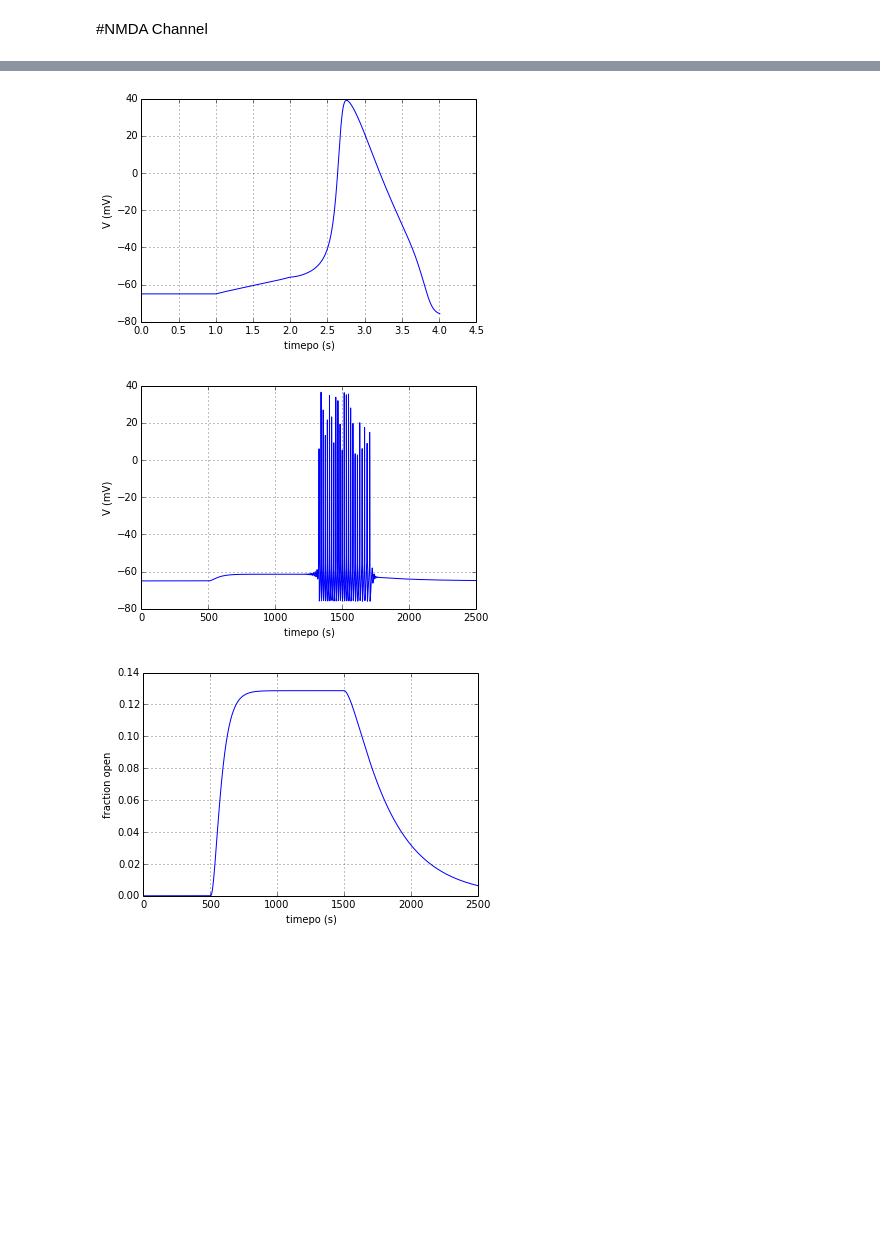
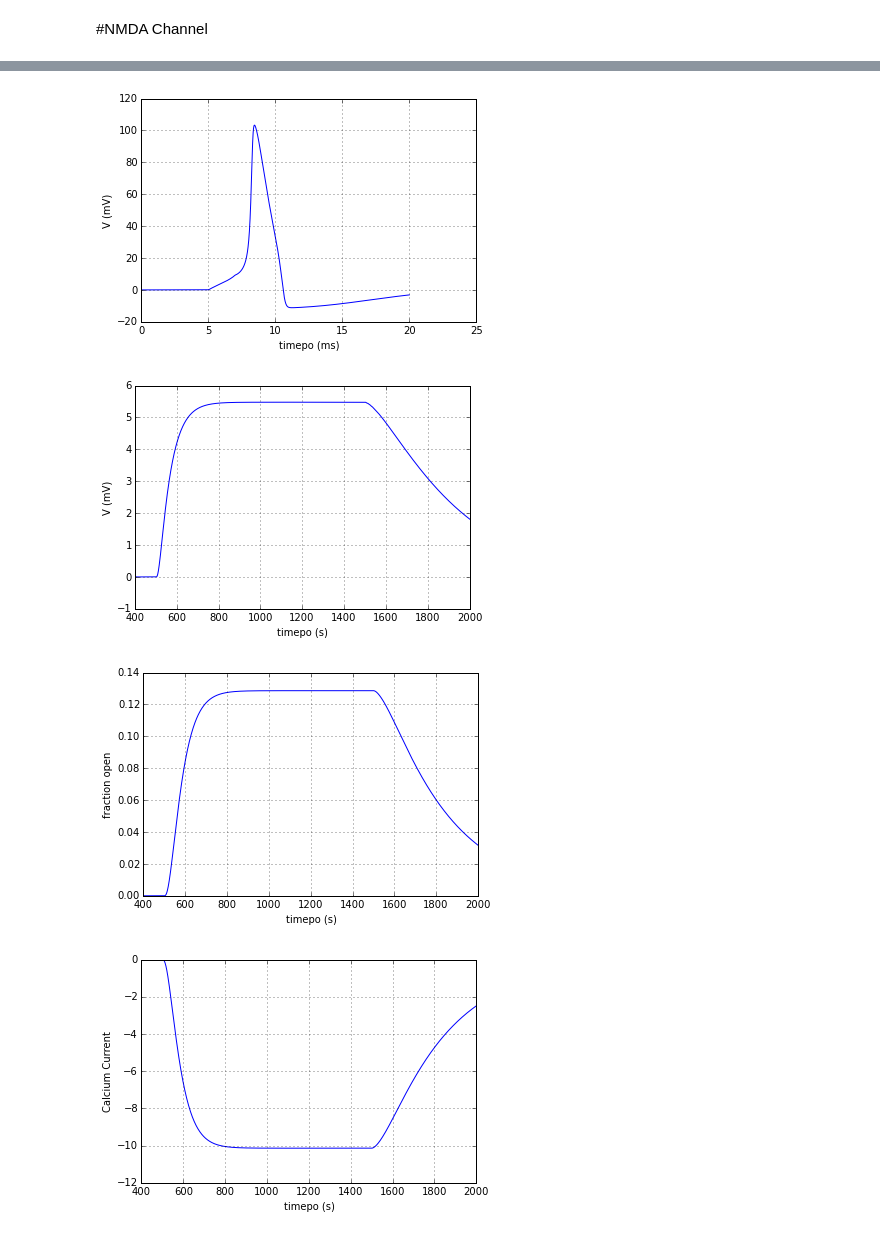
Before and after one commit to ababino/biophysics, a Jupyter notebook: Untitled0.ipynb, the cells around one changed output, grey strips where cells are left out. Saved outputs shown, nothing was run; the diff lists cells and outputs as text; code cells hidden in the pictures; blank space fills up the shorter version.

```diff
--- a/Untitled0.ipynb
+++ b/Untitled0.ipynb
@@ -15,12 +17,20 @@ def nmda_impulse(t, y, T=10, t_in=500, t_end=1500):
     return dy
 
 def ica(O, V):
-    Mg = 1.0
-    gNMDA = 0.4 #+ 0.1*randn()
+    Mg = 2.0
+    gNMDA = 0.5 #+ 0.1*randn()
     VCa = 100.0
     B = 1.0 / (1 + exp(-0.062 * V)*Mg/3.57)
     ICa = gNMDA * B * O * (V - VCa)
     return ICa
+
+def v_dendrite(t, y):
+    dy = zeros_like(y)
+    dy[:4] = nmda_impulse(t, y[:4])
+    ICa = ica(y[3], y[4])
+    dy[4] = -ICa - 0.3*y[4]
+    return dy
+
 
 def nmda_LR(t, y):
     dy = zeros_like(y)
@@ -127,8 +193,8 @@ show()
 # %%
-y0 = array([-65.0, 0.3176, 0.053, 0.596])
-r = ode(lambda t, y: HH(y) + array([10, 0, 0, 0] if 1<= t < 2 else HH(y))).set_integrator(solver[0])
+y0 = array([0.0, 0.3176, 0.053, 0.596])
+r = ode(lambda t, y: HH(y) + array([5, 0, 0, 0]) if 5<= t < 7 else HH(y)).set_integrator(solver[0])
 r.set_initial_value(y0, 0)
-t1 = 4.0
+t1 = 20
 dt = 0.01
 v = []
 time = []
@@ -138,36 +204,45 @@ while r.successful() and r.t < t1:
     time.append(r.t)
 figure(1)
 plot(time, v)
-xlabel('timepo (s)')
+xlabel('timepo (ms)')
 ylabel('V (mV)')
 grid(True)
 # %% [output]
-[figure, old version]
+[figure, new version]
 # %%
-y0 = array([-65.0, 0.3176, 0.053, 0.596, 1, 0, 0, 0])
+y0 = array([0.0, 0.3176, 0.053, 0.596, 1, 0, 0, 0])
 r = ode(nmda_HH).set_integrator(solver[0])
-r.set_initial_value(y0, 0)
-t1 = 2500.0
+r.set_initial_value(y0, 400)
+t1 = 2000.0
 dt = 1.0
 v = []
 o = []
+ICa = []
 time = []
 while r.successful() and r.t < t1: #
     r.integrate(r.t+dt)
     v.append(r.y[0])
     o.append(r.y[7])
+    ICa.append(ica(r.y[7], r.y[0]))
     time.append(r.t)
 figure(1)
 plot(time, v)
 xlabel('timepo (s)')
 ylabel('V (mV)')
 grid(True)
 
 figure(2)
 plot(time, o)
 xlabel('timepo (s)')
 ylabel('fraction open')
 grid(True)
+
+figure(3)
+plot(time, ICa)
+xlabel('timepo (s)')
+ylabel('Calcium Current')
+grid(True)
 # %% [output]
-[figure, old version]
+[figure, new version]
-[figure, old version]
+[figure, new version]
+[figure, added]
```
Also changed, not shown: parts of 9 cells of this notebook, 1 other file.
